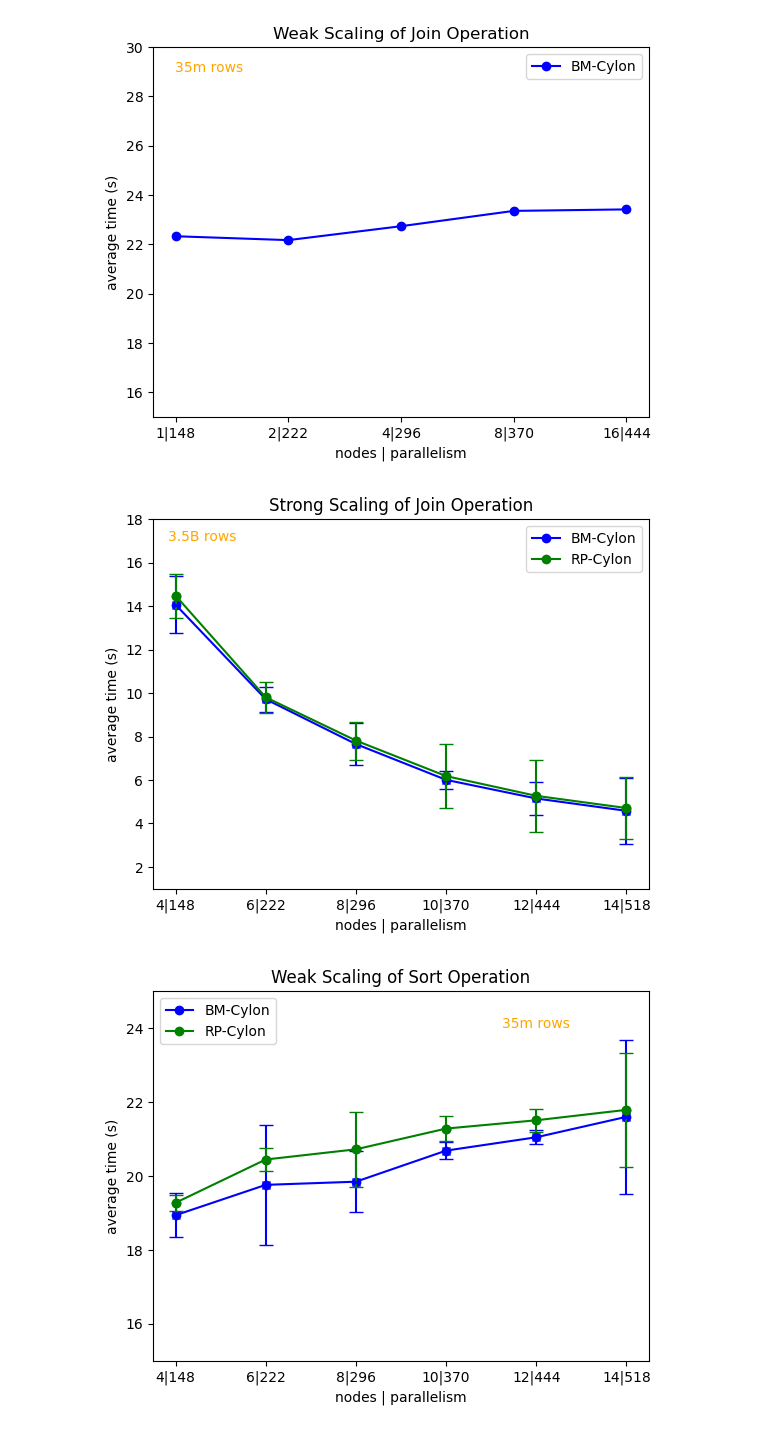
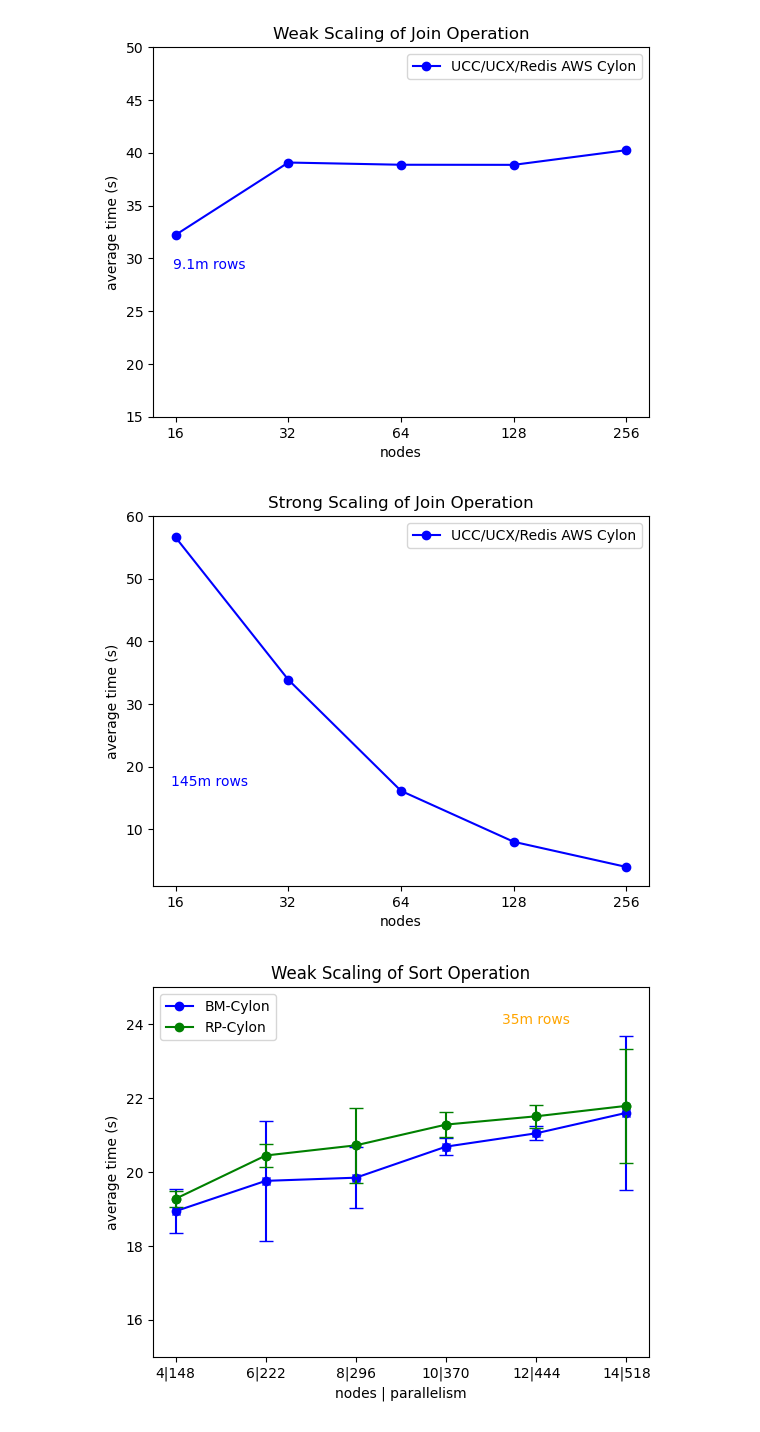
Before and after one commit to cylondata/cylon, a Jupyter notebook: aws/scripts/Join_Weak_Scaling.ipynb, the cells around one changed output. Drawn from its saved outputs; the diff is of its cells as text; code cells hidden in the pictures.

Commit message:
adds support for creating N redis clusters via cloudformation stack, initial result for weak/strong scaling

```diff
--- a/aws/scripts/Join_Weak_Scaling.ipynb
+++ b/aws/scripts/Join_Weak_Scaling.ipynb
@@ -2,29 +2,29 @@
 import matplotlib.pyplot as plt
 
 # Given data
-world_size = ['1|148', '2|222', '4|296', '8|370', '16|444']
-baremetal_cylon = [22.32468892, 22.16739041, 22.7321184, 23.35388809, 23.41413031]
+world_size = ['16', '32', '64', '128', '256']
+aws_cylon = [32.217067956924437, 39.07124400138855, 38.860756039619446, 38.852088809013364, 40.244505405426025]
 
 
-rp_cylon_err = [1.324570749, 0.5838053194, 0.9581813981, 0.4103170195, 0.7644938386]
+#rp_cylon_err = [1.324570749, 0.5838053194, 0.9581813981, 0.4103170195, 0.7644938386]
 
 
 # Create a line chart
-plt.plot(world_size, baremetal_cylon, marker='o', color='b', label='BM-Cylon')
+plt.plot(world_size, aws_cylon, marker='o', color='b', label='UCC/UCX/Redis AWS Cylon')
 #plt.plot(world_size, rp_cylon, marker='o', color='g', label='RP-Cylon')
 
 #plt.errorbar(world_size, baremetal_cylon, yerr=bm_cylon_err, fmt='x', color='b', ecolor='b', capsize=5)
 #plt.errorbar(world_size, rp_cylon, yerr=rp_cylon_err, fmt='o', color='g', ecolor='g', capsize=5)
 
-custom_text = "35m rows"
-plt.text(0.3, 29, custom_text, fontsize=10, color='orange', ha='center')
+custom_text = "9.1m rows"
+plt.text(0.3, 29, custom_text, fontsize=10, color='blue', ha='center')
 
-plt.ylim(15, 30)
+plt.ylim(15, 50)
 
 plt.xticks(world_size)
 
 # Add labels and title
-plt.xlabel('nodes | parallelism')
+plt.xlabel('nodes')
 plt.ylabel('average time (s)')
 plt.title('Weak Scaling of Join Operation')
 
@@ -36,48 +36,48 @@ plt.savefig('join-w-scaling.svg', format='svg')
 # Display the chart
 plt.show()
 # %% [output]
-[figure, old version]
+[figure, new version]
 # %%
 import matplotlib.pyplot as plt
 
 # Given data
-world_size = ['4|148', '6|222', '8|296', '10|370', '12|444', '14|518']
-baremetal_cylon = [14.06455248, 9.716717569, 7.653186774, 6.007392773, 5.150172339, 4.582344933]
-rp_cylon = [14.48042241, 9.80326847, 7.814679284, 6.180011416, 5.271671858, 4.710637883]
+world_size = ['16', '32', '64', '128', '256']
+aws_cylon = [56.612007474899292, 33.886670994758606, 16.14104320406913, 8.0112933546304703, 3.9909562155604362]
+#rp_cylon = [14.48042241, 9.80326847, 7.814679284, 6.180011416, 5.271671858, 4.710637883]
 
-rp_cylon_err = [1.009763211, 0.7171293985, 0.8766151569, 1.457741798, 1.666529573, 1.440726585]
-bm_cylon_err = [1.324570749, 0.5838053194, 0.9581813981, 0.4103170195, 0.7644938386, 1.53159382]
+#rp_cylon_err = [1.009763211, 0.7171293985, 0.8766151569, 1.457741798, 1.666529573, 1.440726585]
+#bm_cylon_err = [1.324570749, 0.5838053194, 0.9581813981, 0.4103170195, 0.7644938386, 1.53159382]
 
 
 # Create a line chart
-plt.plot(world_size, baremetal_cylon, marker='o', color='b', label='BM-Cylon')
-plt.plot(world_size, rp_cylon, marker='o', color='g', label='RP-Cylon')
+plt.plot(world_size, aws_cylon, marker='o', color='b', label='UCC/UCX/Redis AWS Cylon')
+#plt.plot(world_size, rp_cylon, marker='o', color='g', label='RP-Cylon')
 
 
-plt.errorbar(world_size, baremetal_cylon, yerr=bm_cylon_err, fmt='x', color='b', ecolor='b', capsize=5)
-plt.errorbar(world_size, rp_cylon, yerr=rp_cylon_err, fmt='o', color='g', ecolor='g', capsize=5)
+#plt.errorbar(world_size, baremetal_cylon, yerr=bm_cylon_err, fmt='x', color='b', ecolor='b', capsize=5)
+#plt.errorbar(world_size, rp_cylon, yerr=rp_cylon_err, fmt='o', color='g', ecolor='g', capsize=5)
 
-custom_text = "3.5B rows"
-plt.text(0.3, 17, custom_text, fontsize=10, color='orange', ha='center')
+custom_text = "145m rows"
+plt.text(0.3, 17, custom_text, fontsize=10, color='blue', ha='center')
 
-plt.ylim(1, 18)
+plt.ylim(1, 60)
 
 plt.xticks(world_size)
 
 # Add labels and title
-plt.xlabel('nodes | parallelism')
+plt.xlabel('nodes')
 plt.ylabel('average time (s)')
 plt.title('Strong Scaling of Join Operation')
 
 # Add a legend
 plt.legend()
 
 plt.savefig('join-s-scaling.svg', format='svg')
 
 # Display the chart
 plt.show()
 # %% [output]
-[figure, old version]
+[figure, new version]
 # %%
 from IPython.core.display import SVG
 from matplotlib import markers
```
Also changed, not shown: 4 other files.
